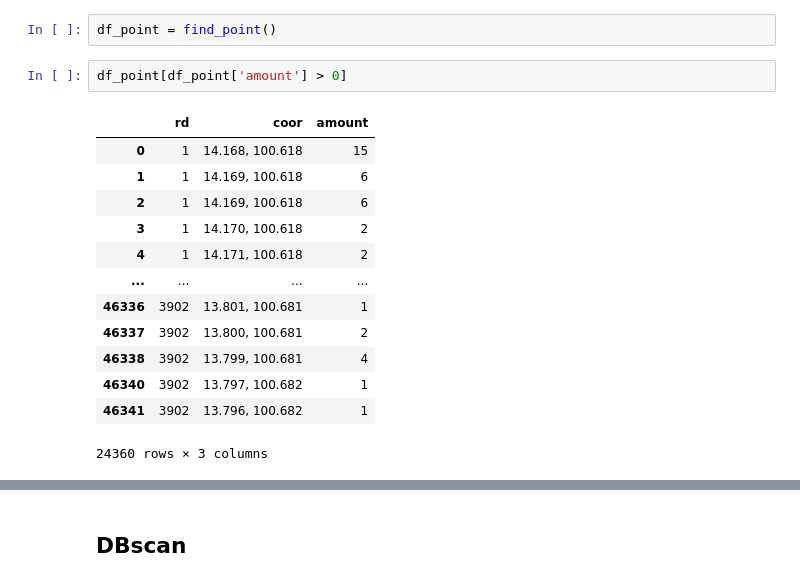
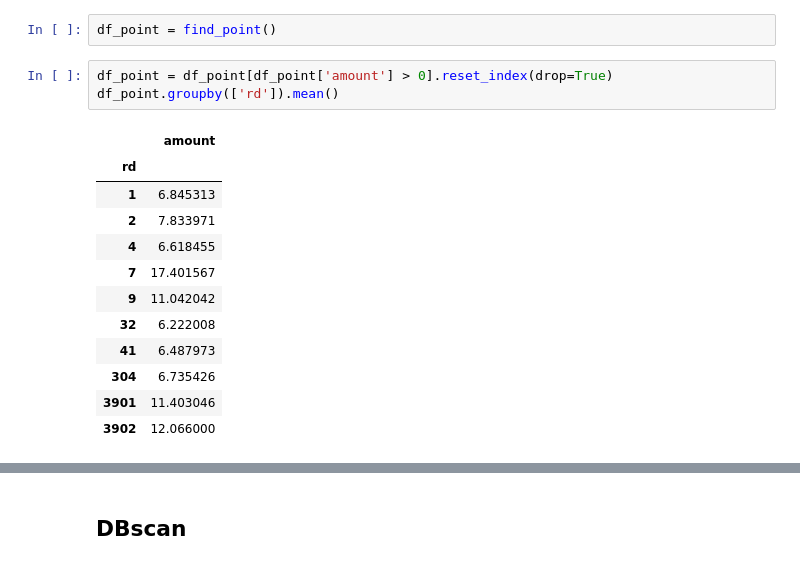
Before and after one commit to Travel-Time-Prediction/explore-gps-log-data, a Jupyter notebook: explore_data.ipynb, the cells around one changed output, grey strips where cells are left out. Saved outputs shown, nothing was run; the diff lists cells and outputs as text.

```diff
--- a/explore_data.ipynb
+++ b/explore_data.ipynb
@@ -265,18 +266,18 @@ def visualize_point(df_point):
 # %%
 df_point = find_point()
 # %%
-df_point[df_point['amount'] > 0]
+df_point = df_point[df_point['amount'] > 0].reset_index(drop=True)
+df_point.groupby(['rd']).mean()
 # %% [output]
-|  | rd | coor | amount |
-| 0 | 1 | 14.168, 100.618 | 15 |
-| 1 | 1 | 14.169, 100.618 | 6 |
-| 2 | 1 | 14.169, 100.618 | 6 |
-| 3 | 1 | 14.170, 100.618 | 2 |
-| 4 | 1 | 14.171, 100.618 | 2 |
-| ... | ... | ... | ... |
-| 46336 | 3902 | 13.801, 100.681 | 1 |
-| 46337 | 3902 | 13.800, 100.681 | 2 |
-| 46338 | 3902 | 13.799, 100.681 | 4 |
-| 46340 | 3902 | 13.797, 100.682 | 1 |
-| 46341 | 3902 | 13.796, 100.682 | 1 |
+|  | amount |
+| rd |  |
+| 1 | 6.845313 |
+| 2 | 7.833971 |
+| 4 | 6.618455 |
+| 7 | 17.401567 |
+| 9 | 11.042042 |
+| 32 | 6.222008 |
+| 41 | 6.487973 |
+| 304 | 6.735426 |
+| 3901 | 11.403046 |
+| 3902 | 12.066000 |
-24360 rows × 3 columns
```
Also changed, not shown: parts of 12 cells of this notebook.
